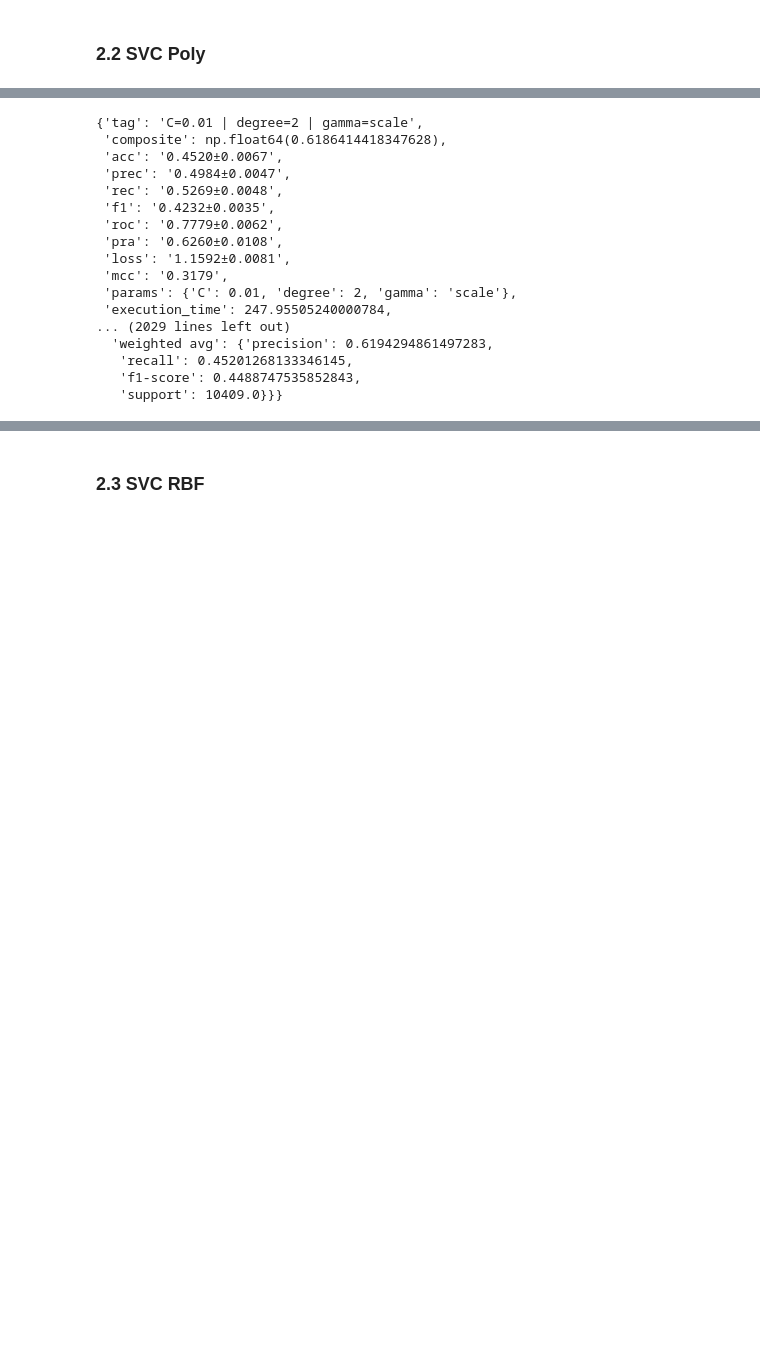
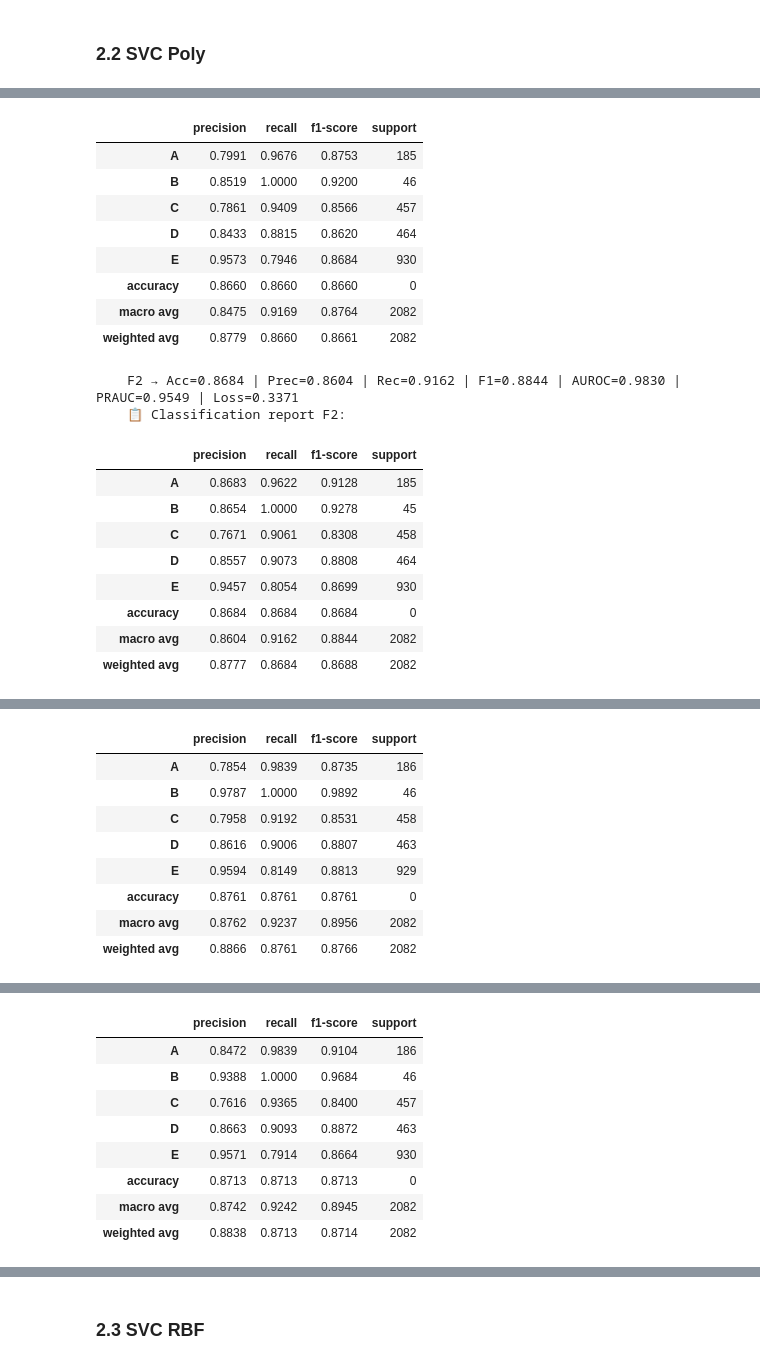
Before and after one commit to QuantumResearch-MCI/quantum-multiclass-classification, a Jupyter notebook: notebooks/!ML.ipynb, the cells around one changed output, grey strips where cells are left out. Saved outputs shown, nothing was run; the diff lists cells and outputs as text; code cells hidden in the pictures; blank space fills up the shorter version.

```diff
--- a/notebooks/!ML.ipynb
+++ b/notebooks/!ML.ipynb
@@ -614,12 +687,16 @@ weighted avg       0.57      0.40      0.40     10409
 # %% [markdown]
 ### 2.2 SVC Poly
 # %%
+# 🏆 Best config : C=1 | degree=3 | coef0=1.0 | gamma=auto  (min penalized log-loss)
+#    Log-loss    : 0.6156±0.0169 (Acc=0.7109±0.0082 | F1w=0.7112±0.0076 | F1macro=0.7182±0.0136 | AUROC=0.9225±0.0045 | PRAUC=0.8344±0.0083)
+#    Selection   : 0.6156 (LossGap=+0.0099 | F1macroGap=+0.0066)
+
 search_space = {
-    "C": [0.01],
+    "C": [1],
     # "tol": [0.1],
-    "degree": [2],
-    "gamma": ['scale'],
-    # "coef0": [3],
+    "degree": [3],
+    "gamma": ['auto'],
+    "coef0": [1.0],
 }
 evaluate_cv(
     model_name="SVC Poly",
@@ -649,17 +717,20 @@ weighted avg       0.62      0.45      0.45     10409
+|  | precision | recall | f1-score | support |
+| A | 0.7991 | 0.9676 | 0.8753 | 185 |
+| B | 0.8519 | 1.0000 | 0.9200 | 46 |
+| C | 0.7861 | 0.9409 | 0.8566 | 457 |
+| D | 0.8433 | 0.8815 | 0.8620 | 464 |
+| E | 0.9573 | 0.7946 | 0.8684 | 930 |
+| accuracy | 0.8660 | 0.8660 | 0.8660 | 0 |
+| macro avg | 0.8475 | 0.9169 | 0.8764 | 2082 |
+| weighted avg | 0.8779 | 0.8660 | 0.8661 | 2082 |
-{'tag': 'C=0.01 | degree=2 | gamma=scale',
- 'composite': np.float64(0.6186414418347628),
- 'acc': '0.4520±0.0067',
- 'prec': '0.4984±0.0047',
- 'rec': '0.5269±0.0048',
- 'f1': '0.4232±0.0035',
- 'roc': '0.7779±0.0062',
- 'pra': '0.6260±0.0108',
- 'loss': '1.1592±0.0081',
- 'mcc': '0.3179',
- 'params': {'C': 0.01, 'degree': 2, 'gamma': 'scale'},
- 'execution_time': 247.95505240000784,
-... (2029 lines left out)
-  'weighted avg': {'precision': 0.6194294861497283,
-   'recall': 0.45201268133346145,
-   'f1-score': 0.4488747535852843,
-   'support': 10409.0}}}
+    F2 → Acc=0.8684 | Prec=0.8604 | Rec=0.9162 | F1=0.8844 | AUROC=0.9830 | PRAUC=0.9549 | Loss=0.3371
+    📋 Classification report F2:
+|  | precision | recall | f1-score | support |
+| A | 0.8683 | 0.9622 | 0.9128 | 185 |
+| B | 0.8654 | 1.0000 | 0.9278 | 45 |
+| C | 0.7671 | 0.9061 | 0.8308 | 458 |
+| D | 0.8557 | 0.9073 | 0.8808 | 464 |
+| E | 0.9457 | 0.8054 | 0.8699 | 930 |
+| accuracy | 0.8684 | 0.8684 | 0.8684 | 0 |
+| macro avg | 0.8604 | 0.9162 | 0.8844 | 2082 |
+| weighted avg | 0.8777 | 0.8684 | 0.8688 | 2082 |
@@ -665,0 +739,9 @@ weighted avg       0.62      0.45      0.45     10409
+|  | precision | recall | f1-score | support |
+| A | 0.7854 | 0.9839 | 0.8735 | 186 |
+| B | 0.9787 | 1.0000 | 0.9892 | 46 |
+| C | 0.7958 | 0.9192 | 0.8531 | 458 |
+| D | 0.8616 | 0.9006 | 0.8807 | 463 |
+| E | 0.9594 | 0.8149 | 0.8813 | 929 |
+| accuracy | 0.8761 | 0.8761 | 0.8761 | 0 |
+| macro avg | 0.8762 | 0.9237 | 0.8956 | 2082 |
+| weighted avg | 0.8866 | 0.8761 | 0.8766 | 2082 |
@@ -665,0 +750,9 @@ weighted avg       0.62      0.45      0.45     10409
+|  | precision | recall | f1-score | support |
+| A | 0.8472 | 0.9839 | 0.9104 | 186 |
+| B | 0.9388 | 1.0000 | 0.9684 | 46 |
+| C | 0.7616 | 0.9365 | 0.8400 | 457 |
+| D | 0.8663 | 0.9093 | 0.8872 | 463 |
+| E | 0.9571 | 0.7914 | 0.8664 | 930 |
+| accuracy | 0.8713 | 0.8713 | 0.8713 | 0 |
+| macro avg | 0.8742 | 0.9242 | 0.8945 | 2082 |
+| weighted avg | 0.8838 | 0.8713 | 0.8714 | 2082 |
```
Also changed, not shown: parts of 12 cells of this notebook, 8 other files.
